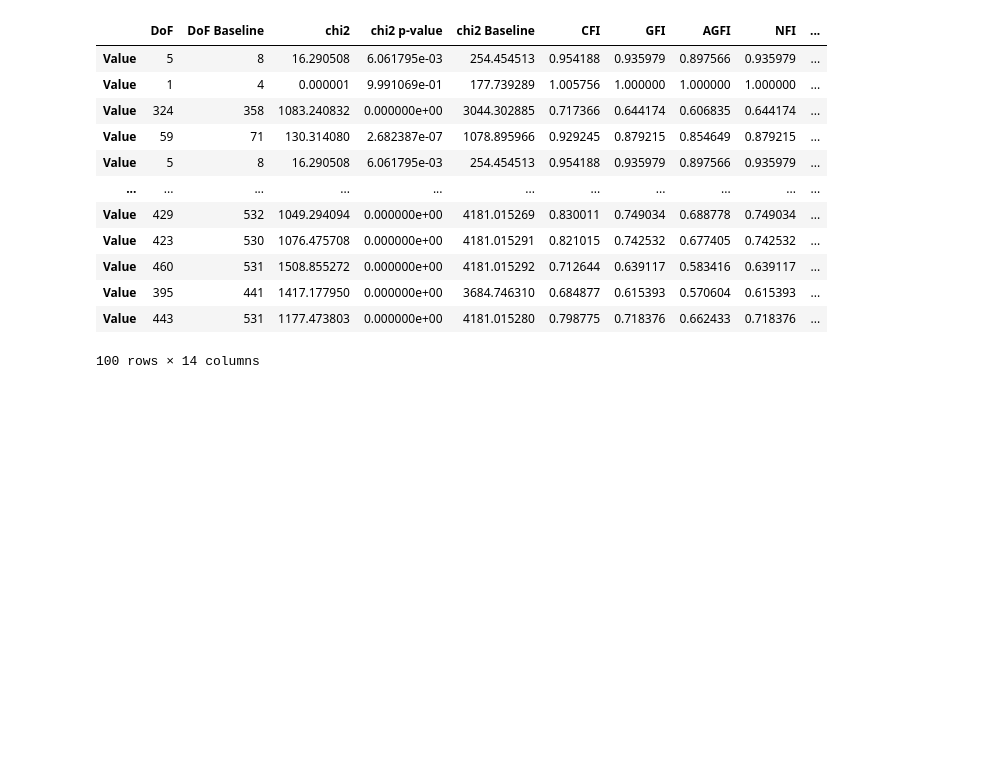
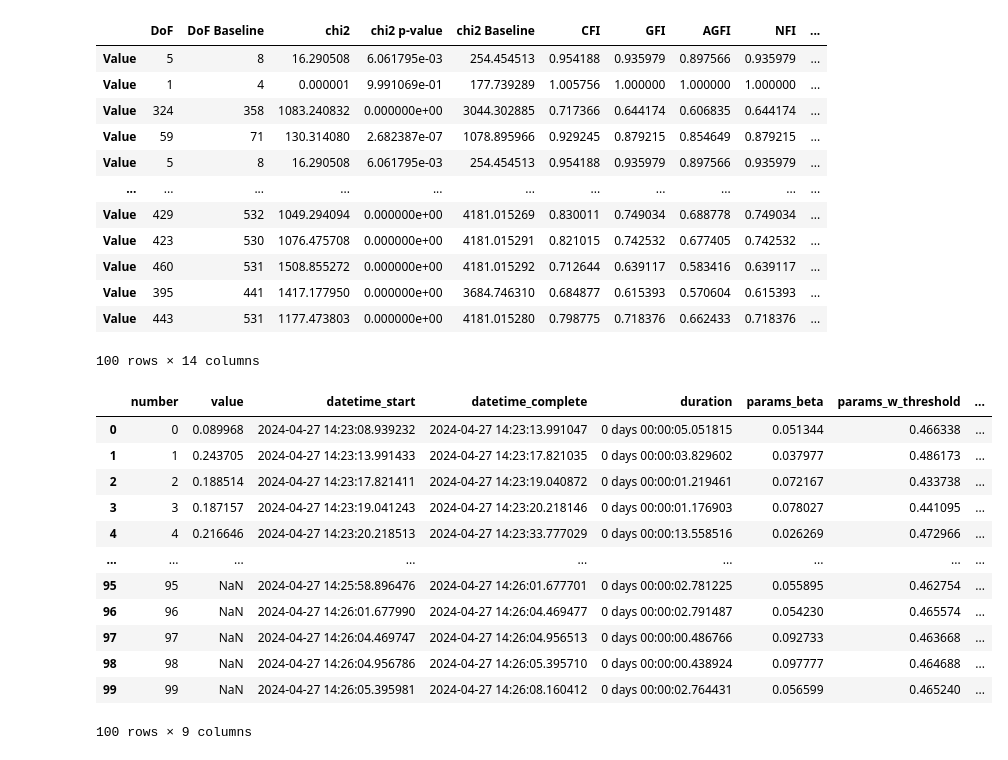
Before and after one commit to bigsumEX/research, a Jupyter notebook: test.ipynb, the cells around one changed output. Saved outputs shown, nothing was run; the diff lists cells and outputs as text; code cells hidden in the pictures; blank space fills up the shorter version.

Commit message:
[add]from_pandas_lasso

```diff
--- a/test.ipynb
+++ b/test.ipynb
@@ -42,0 +39,23 @@ loaded_app.data
+# %%
+from function.sem_plot import sem_plot_to_excel
+
+with open('./output/pkl/app.pkl_from_pandas_lasso_rmsea', 'rb') as file:
+    loaded_app = pickle.load(file)
+
+for i in range(10):
+    df = loaded_app.study.trials_dataframe()
+display(df)
+# %% [output]
+|  | number | value | datetime_start | datetime_complete | duration | params_beta | params_w_threshold | ... |
+| 0 | 0 | 0.089968 | 2024-04-27 14:23:08.939232 | 2024-04-27 14:23:13.991047 | 0 days 00:00:05.051815 | 0.051344 | 0.466338 | ... |
+| 1 | 1 | 0.243705 | 2024-04-27 14:23:13.991433 | 2024-04-27 14:23:17.821035 | 0 days 00:00:03.829602 | 0.037977 | 0.486173 | ... |
+| 2 | 2 | 0.188514 | 2024-04-27 14:23:17.821411 | 2024-04-27 14:23:19.040872 | 0 days 00:00:01.219461 | 0.072167 | 0.433738 | ... |
+| 3 | 3 | 0.187157 | 2024-04-27 14:23:19.041243 | 2024-04-27 14:23:20.218146 | 0 days 00:00:01.176903 | 0.078027 | 0.441095 | ... |
+| 4 | 4 | 0.216646 | 2024-04-27 14:23:20.218513 | 2024-04-27 14:23:33.777029 | 0 days 00:00:13.558516 | 0.026269 | 0.472966 | ... |
+| ... | ... | ... | ... | ... | ... | ... | ... | ... |
+| 95 | 95 | NaN | 2024-04-27 14:25:58.896476 | 2024-04-27 14:26:01.677701 | 0 days 00:00:02.781225 | 0.055895 | 0.462754 | ... |
+| 96 | 96 | NaN | 2024-04-27 14:26:01.677990 | 2024-04-27 14:26:04.469477 | 0 days 00:00:02.791487 | 0.054230 | 0.465574 | ... |
+| 97 | 97 | NaN | 2024-04-27 14:26:04.469747 | 2024-04-27 14:26:04.956513 | 0 days 00:00:00.486766 | 0.092733 | 0.463668 | ... |
+| 98 | 98 | NaN | 2024-04-27 14:26:04.956786 | 2024-04-27 14:26:05.395710 | 0 days 00:00:00.438924 | 0.097777 | 0.464688 | ... |
+| 99 | 99 | NaN | 2024-04-27 14:26:05.395981 | 2024-04-27 14:26:08.160412 | 0 days 00:00:02.764431 | 0.056599 | 0.465240 | ... |
+100 rows × 9 columns
```
Also changed, not shown: parts of 4 cells of this notebook, 58 other files.
